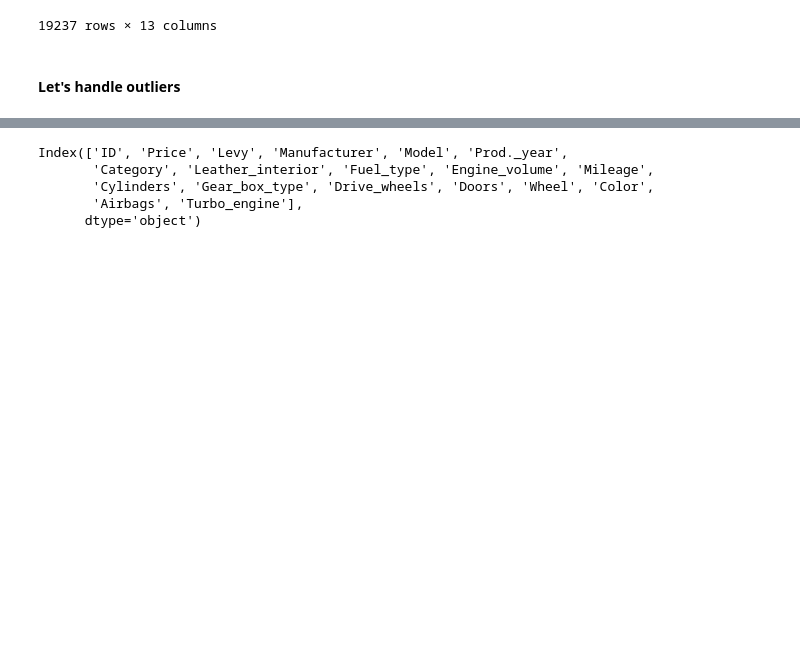
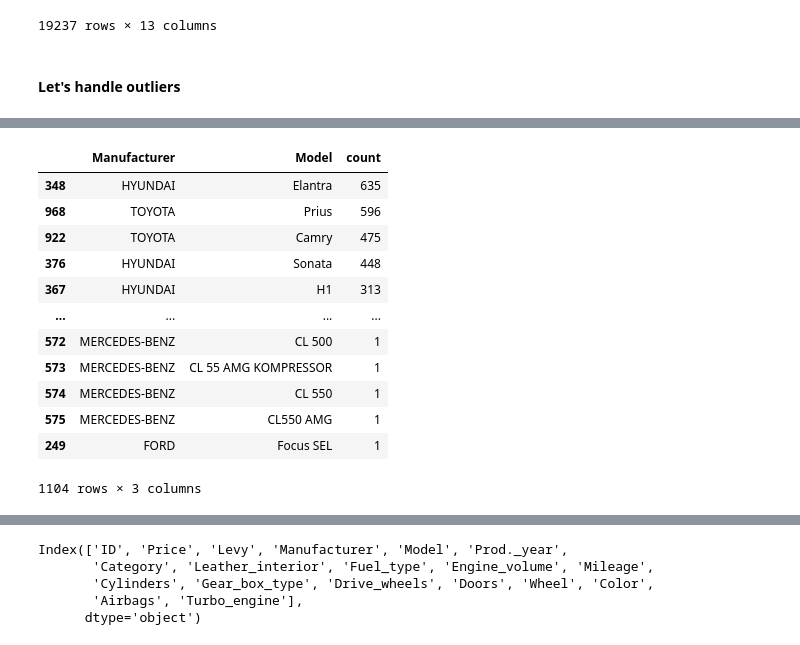
Before and after one commit to Aifedayo/data-science-maths, a Jupyter notebook: Projects/flask_server_car_price_pred_v2/model/car_price_prediction_model_v2.ipynb, the cells around one changed output, grey strips where cells are left out. Drawn from its saved outputs; the diff is of its cells as text; code cells hidden in the pictures; blank space fills up the shorter version.

Commit message:
fine tunning the models

```diff
--- a/Projects/flask_server_car_price_pred_v2/model/car_price_prediction_model_v2.ipynb
+++ b/Projects/flask_server_car_price_pred_v2/model/car_price_prediction_model_v2.ipynb
@@ -286,0 +279,16 @@ lower_limit:  {27999.2}
+# %%
+df.groupby(['Manufacturer', "Model"])['Model'].value_counts().reset_index().sort_values(by='count', ascending=False)
+# %% [output]
+|  | Manufacturer | Model | count |
+| 348 | HYUNDAI | Elantra | 635 |
+| 968 | TOYOTA | Prius | 596 |
+| 922 | TOYOTA | Camry | 475 |
+| 376 | HYUNDAI | Sonata | 448 |
+| 367 | HYUNDAI | H1 | 313 |
+| ... | ... | ... | ... |
+| 572 | MERCEDES-BENZ | CL 500 | 1 |
+| 573 | MERCEDES-BENZ | CL 55 AMG KOMPRESSOR | 1 |
+| 574 | MERCEDES-BENZ | CL 550 | 1 |
+| 575 | MERCEDES-BENZ | CL550 AMG | 1 |
+| 249 | FORD | Focus SEL | 1 |
+1104 rows × 3 columns
```
Also changed, not shown: parts of 20 cells of this notebook.
